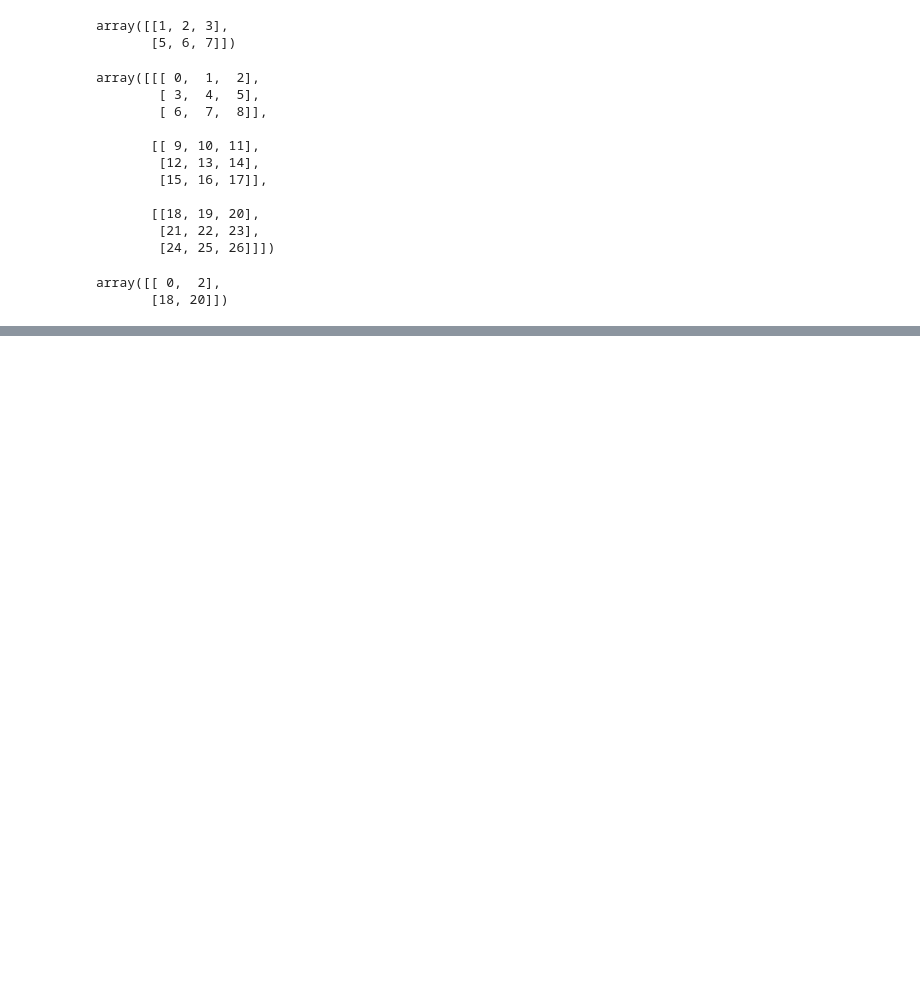
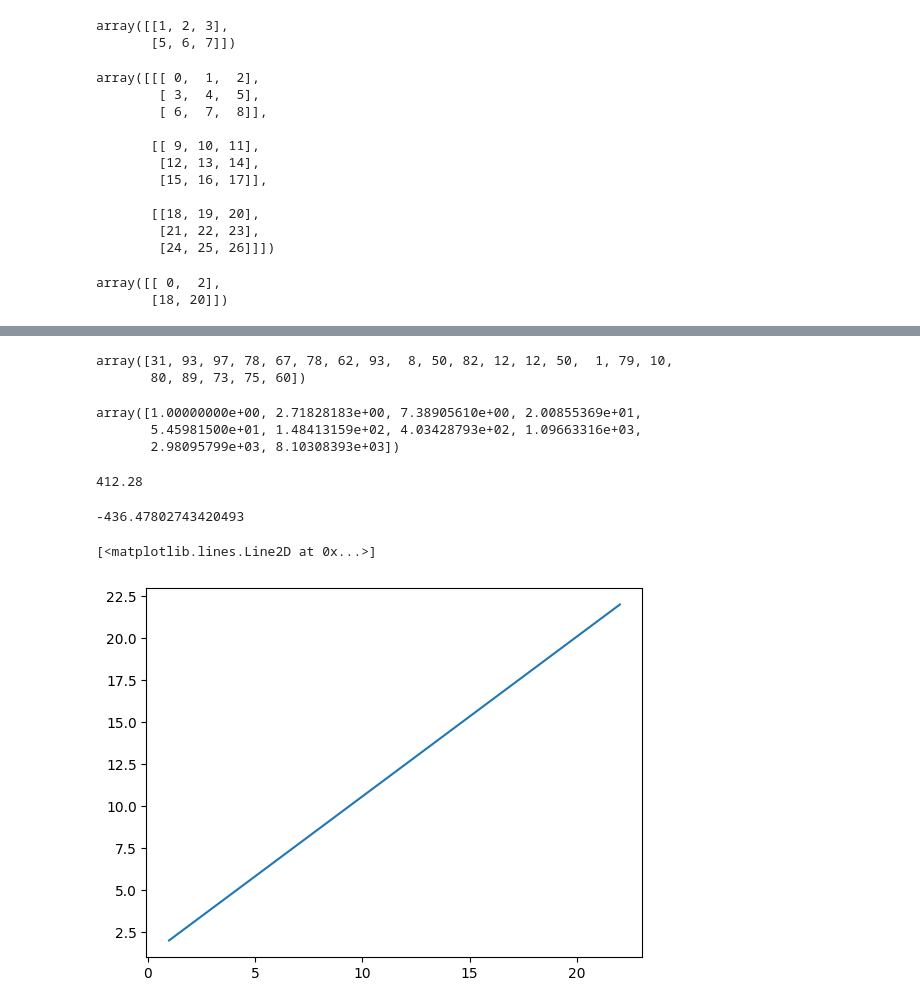
Before and after one commit to Flute22/Python, a Jupyter notebook: temp.ipynb, the cells around one changed output, grey strips where cells are left out. Cells and saved outputs as stored; diff of their text form; code cells hidden in the pictures; blank space fills up the shorter version.

Commit message:
feat: add NumPy array manipulation and machine learning metric examples to notebook

```diff
--- a/temp.ipynb
+++ b/temp.ipynb
@@ -382,0 +413,18 @@ array([[ 0,  2],
+# %%
+arr[arr % 7 != 0]
+# %% [output]
+array([31, 93, 97, 78, 67, 78, 62, 93,  8, 50, 82, 12, 12, 50,  1, 79, 10,
+       80, 89, 73, 75, 60])
+# %%
+def sigmoid(array):
+    return 1/(1 + np.exp(-(array)))
+
+a = np.arange(10).reshape(5, 2)
+sigmoid(a)
+
+b = np.arange(10)
+np.exp(b)
+# %% [output]
+array([1.00000000e+00, 2.71828183e+00, 7.38905610e+00, 2.00855369e+01,
+       5.45981500e+01, 1.48413159e+02, 4.03428793e+02, 1.09663316e+03,
+       2.98095799e+03, 8.10308393e+03])
@@ -382,0 +434,27 @@ array([[ 0,  2],
+# %%
+def mse(actual, predicted):
+    return np.mean((actual - predicted)**2)
+
+mse(actual, predicted)
+# %% [output]
+412.28
+# %%
+def bce(actual, predicted):
+    predicted = np.clip(predicted, 1e-7, 1 - 1e-7)
+    return -np.mean((actual * np.log(predicted)) + ((1 - actual) * np.log(1 - predicted)))
+
+bce(actual, predicted)
+# %% [output]
+-436.47802743420493
+# %%
+import matplotlib.pyplot as plt
+
+# x = y ==> Straight Line though graph
+
+x = np.linspace(1, 22, 50)
+y = np.linspace(2, 22, 50)
+
+plt.plot(x, y)
+# %% [output]
+[<matplotlib.lines.Line2D at 0x...>]
+[figure, added]
```
Also changed, not shown: parts of 10 cells of this notebook.
